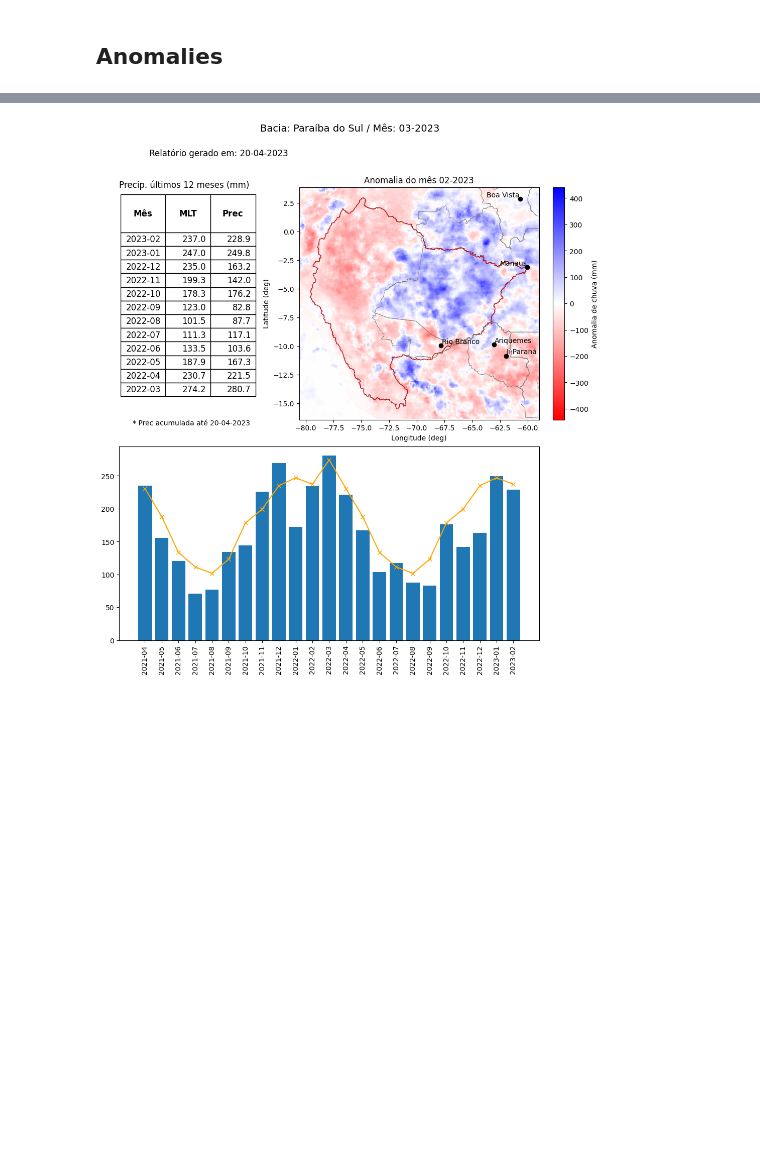
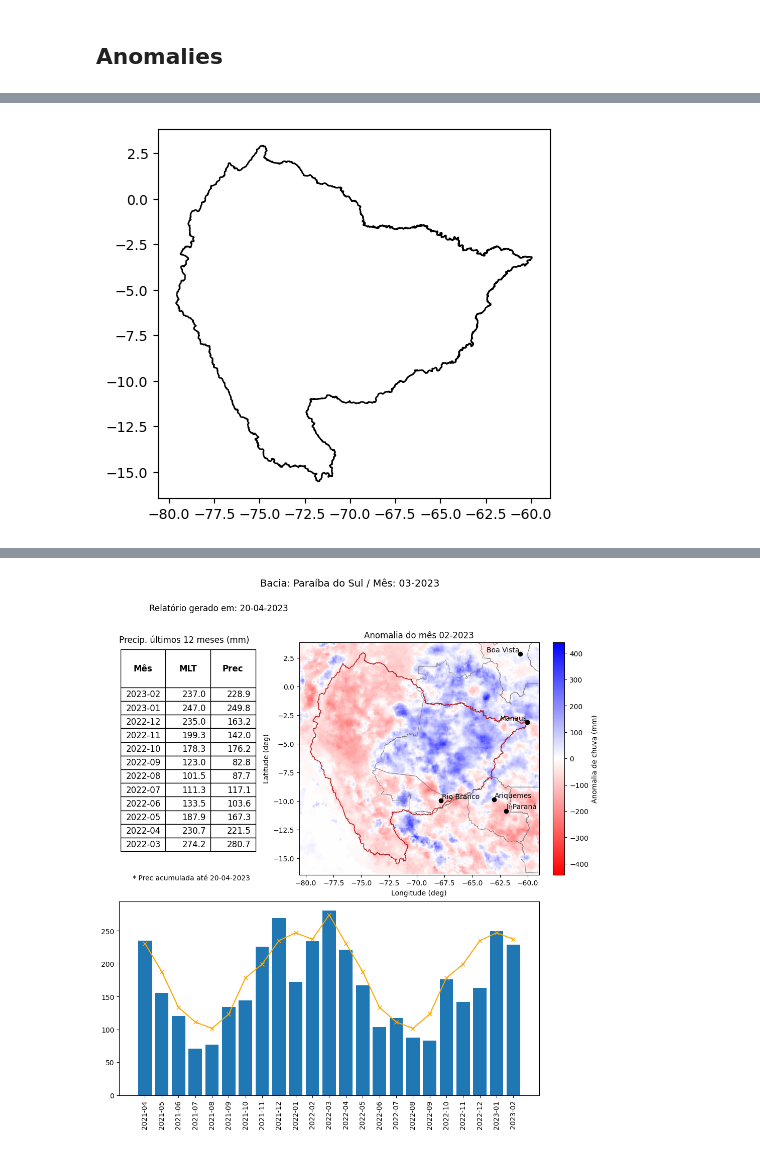
Before and after one commit to cordmaur/RainReporter, a Jupyter notebook: nbs/02-Monthly_Report.ipynb, the cells around one changed output, grey strips where cells are left out. Saved outputs shown, nothing was run; the diff lists cells and outputs as text; code cells hidden in the pictures; blank space fills up the shorter version.

```diff
--- a/nbs/02-Monthly_Report.ipynb
+++ b/nbs/02-Monthly_Report.ipynb
@@ -75,0 +231,4 @@ fig = axs[0].figure
+# %%
+ax.figure
+# %% [output]
+[figure, added]
```
Also changed, not shown: parts of 35 cells of this notebook, 19 other files.
